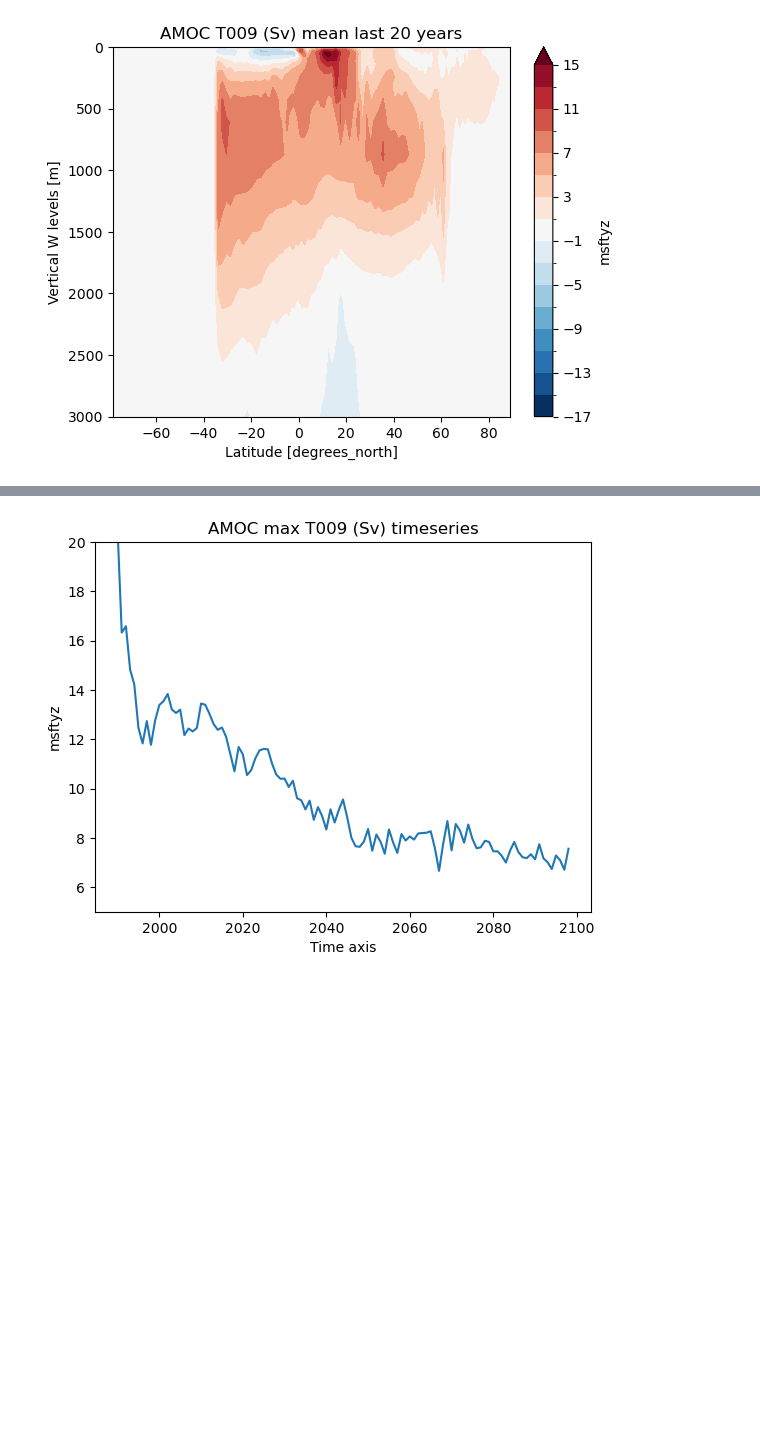
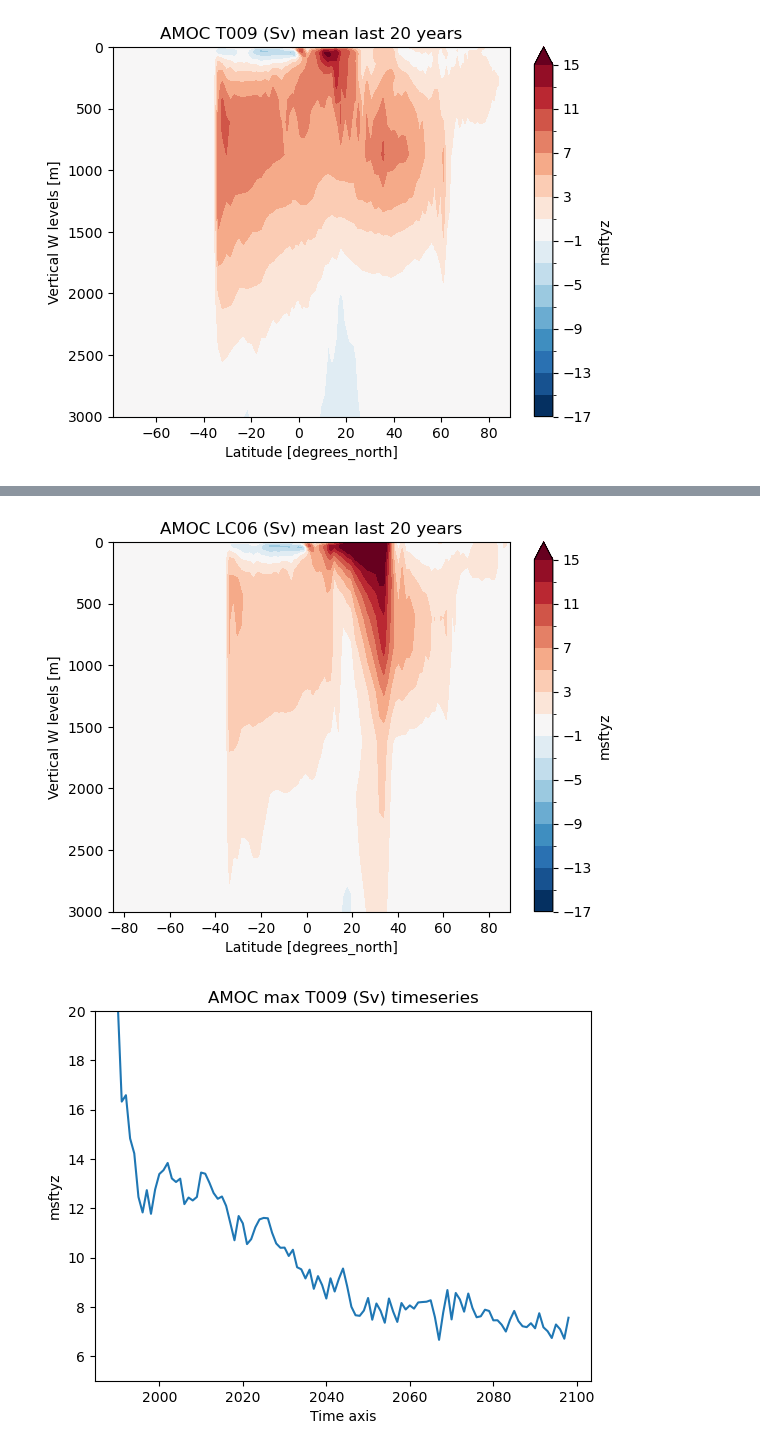
Before and after one commit to asozza/ecearth-quests, a Jupyter notebook: epochal/analysis/amoc-analysis.ipynb, the cells around one changed output, grey strips where cells are left out. Saved outputs shown, nothing was run; the diff lists cells and outputs as text; code cells hidden in the pictures; blank space fills up the shorter version.

```diff
--- a/epochal/analysis/amoc-analysis.ipynb
+++ b/epochal/analysis/amoc-analysis.ipynb
@@ -80,3 +80,7 @@ amoc_plot('TN09', nyear=20)
+# %%
+amoc_plot('LC06', nyear=20)
+# %% [output]
+[figure, added]
 # %%
 amoc_timeseries('T009')
 # %% [output]
```
Also changed, not shown: parts of 2 cells of this notebook.
